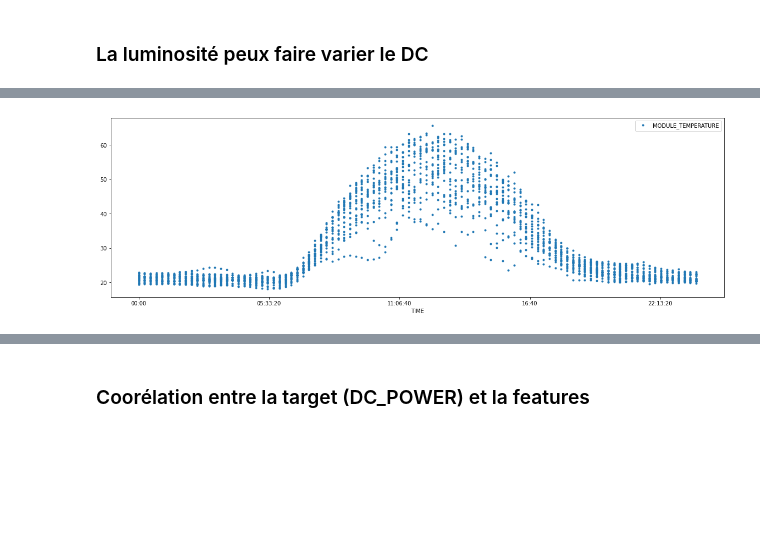
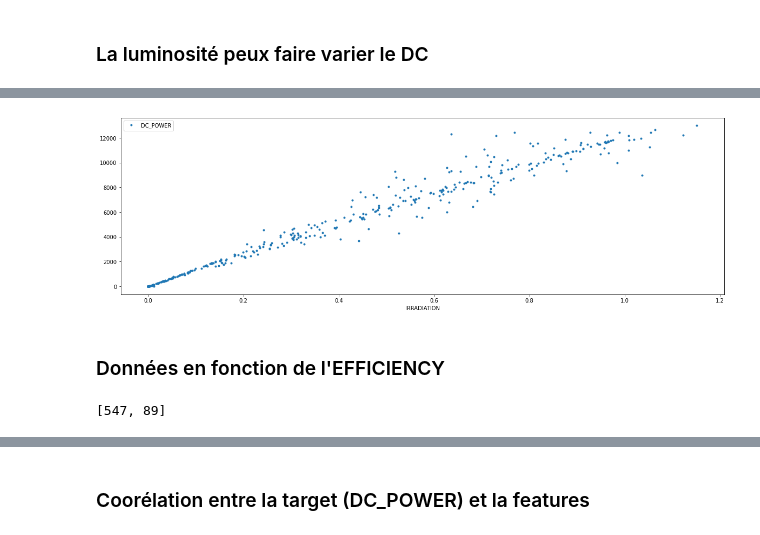
Before and after one commit to allanCouderette/ML_Solar_Power, a Jupyter notebook: ProjetPower.ipynb, the cells around one changed output, grey strips where cells are left out. Saved outputs shown, nothing was run; the diff lists cells and outputs as text; code cells hidden in the pictures; blank space fills up the shorter version.

```diff
--- a/ProjetPower.ipynb
+++ b/ProjetPower.ipynb
@@ -123,3 +189,13 @@ memory usage: 5.6+ MB
+# %%
+def EFFICIENCY_calculation(row):
+    if AMBIENT_TEMPERATURE_efficiency(row['AMBIENT_TEMPERATURE']) and DC_POWER_efficiency(row['DC_POWER']) and IRRADIATION_efficiency(row['IRRADIATION']):
+        return "OK"
+    return "NOK"
+# %%
+plant1["EFFICIENCY"] = plant1.apply(EFFICIENCY_calculation, axis=1)
+# %%
+labelencoder = preprocessing.LabelEncoder()
+plant1['EFFICIENCY_num'] = labelencoder.fit_transform(plant1['EFFICIENCY'])
 # %%
 plant1.head()
 # %% [output]
@@ -224,3 +302,5 @@ fig.set_size_inches(20,6)
+# %%
+plant1_1BY6WEcLGh8j5v7_filtrer = plant1_1BY6WEcLGh8j5v7.query(" DATE_TIME > '2020-05-25 00:00' and DATE_TIME < '2020-06-01 00:00'")
 # %% [markdown]
 ## Ce que l'on sait :
 # %% [markdown]
@@ -251,6 +316,6 @@ Name: MODULE_TEMPERATURE, Length: 2099, dtype: float64
 # %%
-plant1_1BY6WEcLGh8j5v7.plot(x='TIME', y='MODULE_TEMPERATURE', style='.')
+plant1_1BY6WEcLGh8j5v7_filtrer.plot(x='IRRADIATION', y='DC_POWER', style='.')
 fig = mp.pyplot.gcf()
 fig.set_size_inches(20,6)
 # %% [output]
-[figure, old version]
+[figure, new version]
@@ -260,0 +322,2 @@ fig.set_size_inches(20,6)
+# %% [markdown]
+### Données en fonction de l'EFFICIENCY
@@ -260,0 +329,7 @@ fig.set_size_inches(20,6)
+# %%
+NBEFFICIENCY = []
+for k,v in ListEFFICIENCY.items():
+    NBEFFICIENCY.append(v)
+NBEFFICIENCY
+# %% [output]
+[547, 89]
```
Also changed, not shown: parts of 74 cells of this notebook.
